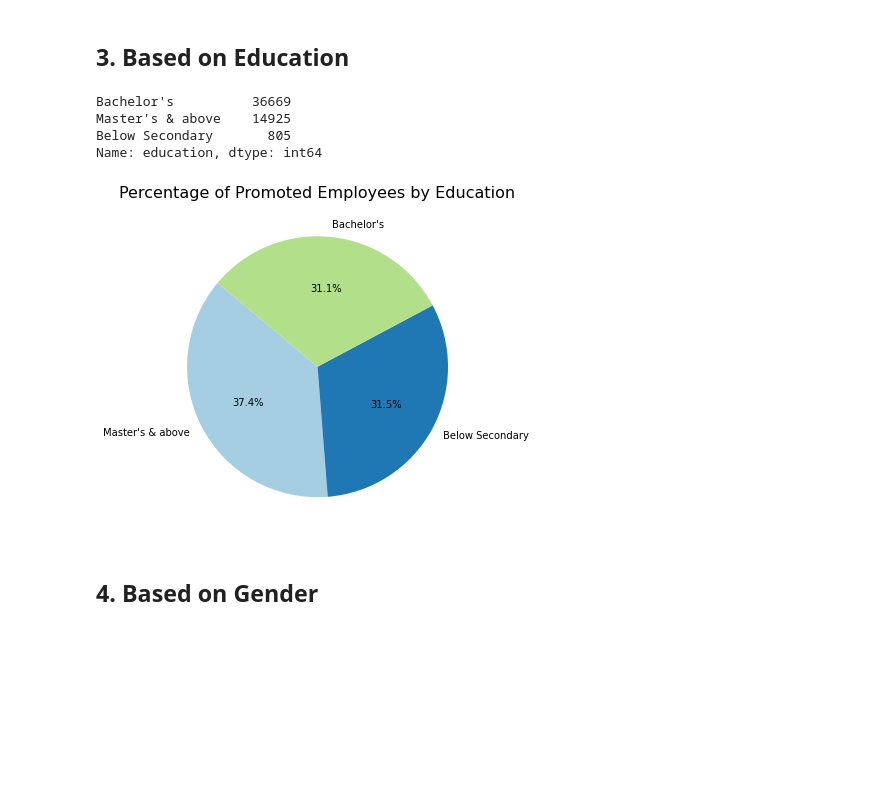
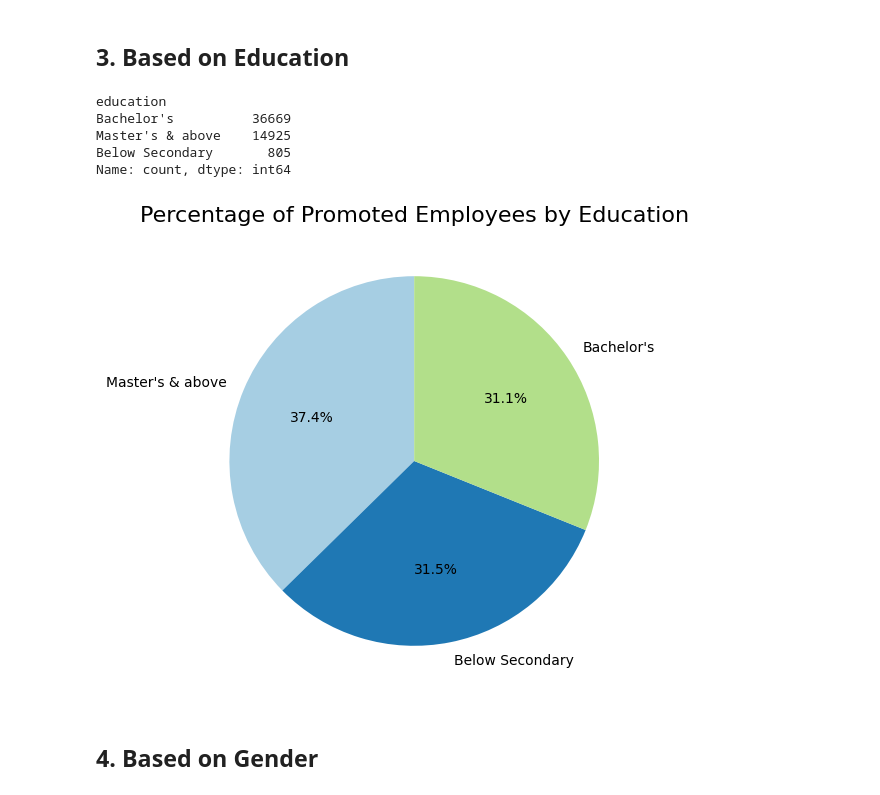
Before and after one commit to gregoriusbay/hr-analysis, a Jupyter notebook: hr-analysis-promotion-rate.ipynb, the cells around one changed output. Drawn from its saved outputs; the diff is of its cells as text; code cells hidden in the pictures; blank space fills up the shorter version.

```diff
--- a/hr-analysis-promotion-rate.ipynb
+++ b/hr-analysis-promotion-rate.ipynb
@@ -56,8 +56,8 @@ Now companies can no longer process their data manually, given the large number
 # %% [markdown]
 # Data Collecting
 # %%
-train = pd.read_csv('../input/hranalysis/train.csv')
-test = pd.read_csv('../input/hranalysis/test.csv')
+train = pd.read_csv('./dataset/train.csv')
+test = pd.read_csv('./dataset/test.csv')
 # %%
 train.head()
 # %% [output]
@@ -353,20 +353,21 @@ plt.show()
 # check value counts in " department " columns
 train['education'].value_counts()
 # %% [output]
+education
 Bachelor's          36669
 Master's & above    14925
 Below Secondary       805
-Name: education, dtype: int64
+Name: count, dtype: int64
 # %%
 b = train.groupby(['education','is_promoted'])['is_promoted'].count().unstack().fillna(0)
 b['%']=b[1]/(b[0] + b[1])*100 #calculation of promotion %
 b = b.sort_values('%',ascending=False)
 plt.figure(figsize=(12,6))
-plt.pie(b['%'], labels=b.index, autopct='%1.1f%%', startangle=140, colors=plt.cm.Paired.colors)
+plt.pie(b['%'], labels=b.index, autopct='%1.1f%%', startangle=90, colors=plt.cm.Paired.colors)
 plt.title('Percentage of Promoted Employees by Education', size=16)
 plt.show()
 # %% [output]
-[figure, old version]
+[figure, new version]
 # %% [markdown]
 ## 4. Based on Gender
 # %%
```
Also changed, not shown: parts of 28 cells of this notebook.
